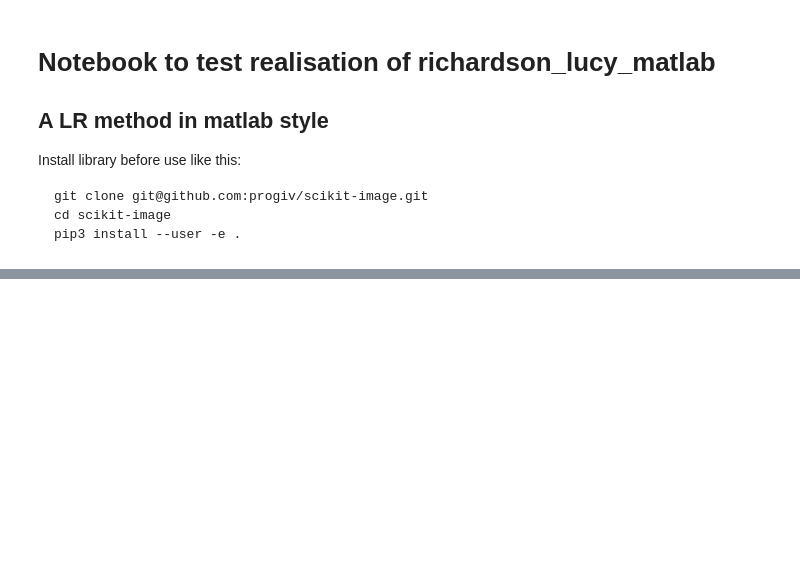
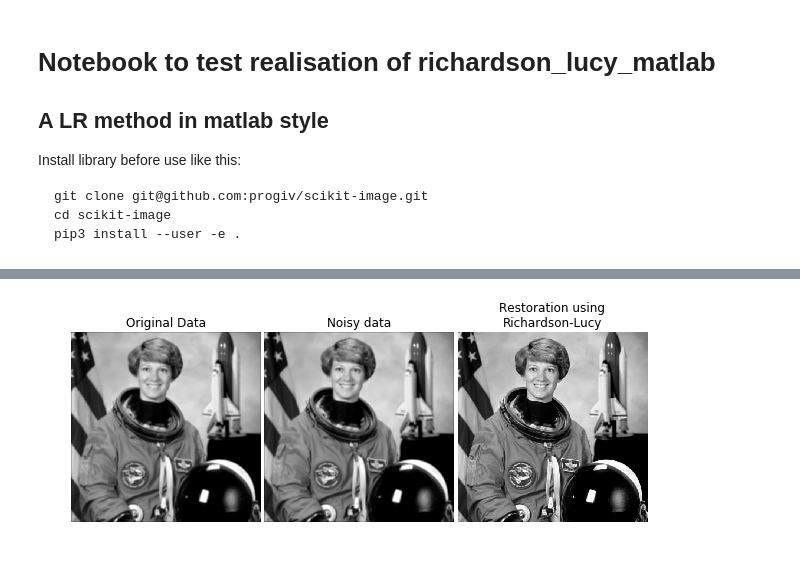
Before and after one commit to progiv/deconv, a Jupyter notebook: test_LR.ipynb, the cells around one changed output, grey strips where cells are left out. Drawn from its saved outputs; the diff is of its cells as text; code cells hidden in the pictures; blank space fills up the shorter version.

```diff
--- a/test_LR.ipynb
+++ b/test_LR.ipynb
@@ -52,2 +54,7 @@ show_results(astro, astro_noisy, deconvolved_RL_my)
+# %%
+deconvolved_RL_my[deconvolved_RL_my>10] = 1
+show_results(astro, astro_noisy, deconvolved_RL_my)
+# %% [output]
+[figure, added]
 # %%
 # Restore Image using Richardson-Lucy algorithm, how it must be:
```
Also changed, not shown: parts of 4 cells of this notebook, 2 other files.
